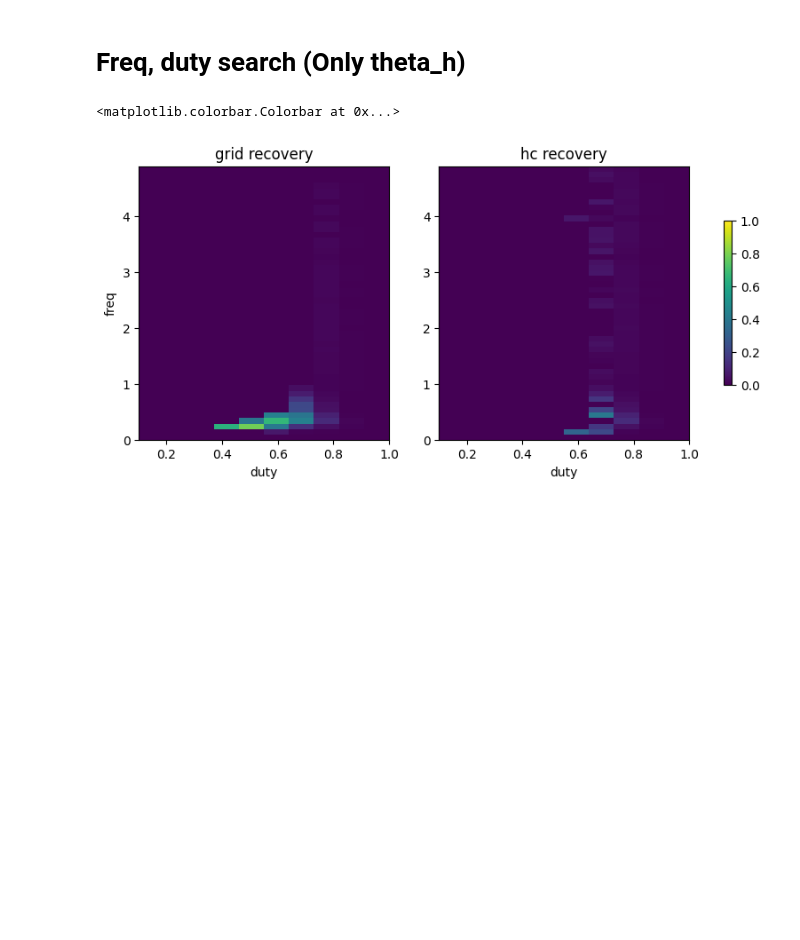
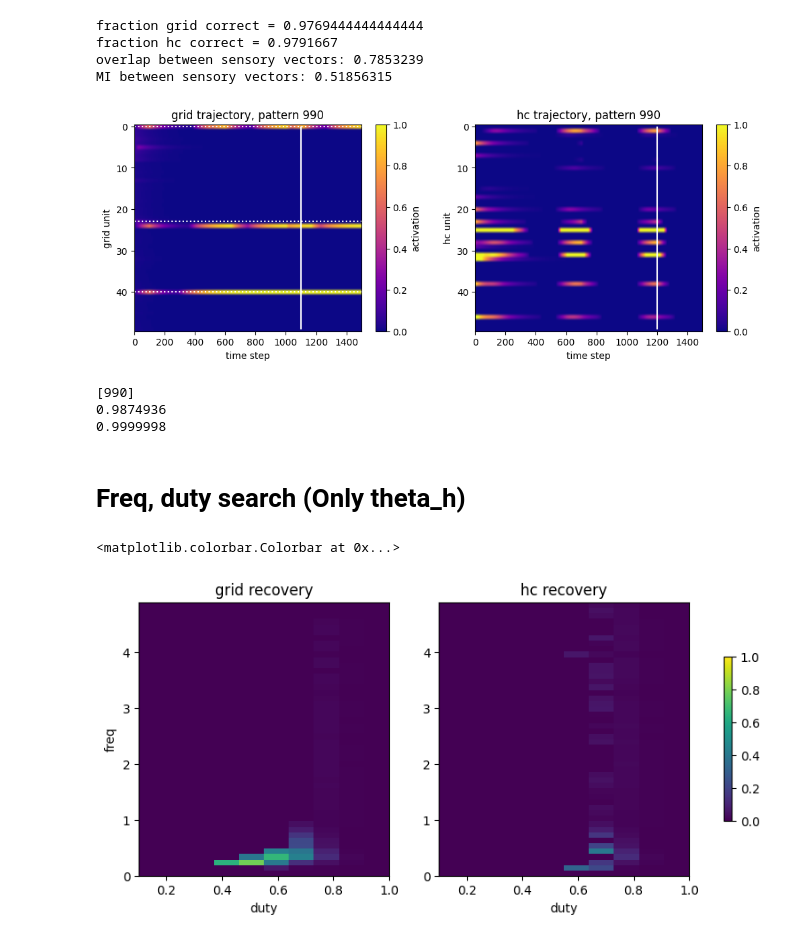
Before and after one commit to srujanakaluve/Master-s-Thesis-Projects, a Jupyter notebook: vectorHASH-cont-jax/jax_wave.ipynb, the cells around one changed output. Drawn from its saved outputs; the diff is of its cells as text; code cells hidden in the pictures; blank space fills up the shorter version.

```diff
--- a/vectorHASH-cont-jax/jax_wave.ipynb
+++ b/vectorHASH-cont-jax/jax_wave.ipynb
@@ -15,3 +115,61 @@ os.environ['XLA_PYTHON_CLIENT_PREALLOCATE'] = 'false'
+# %%
+sample_step = compute_sample_step(freq[0], duty[0], phase[0], dt, n_steps)
+#sample_step = compute_sample_step(0.2, 0.4, 0.0, scaffold.dt, 250)
+sample_step_hc = compute_sample_step(freq[1], duty[1], phase[1], dt, n_steps)
+
+g_err = np.max(np.abs(g_traj[sample_step, :, :] - g0_target), axis=0)
+frac_grid_sig = np.mean(g_err < 0.3, axis=-1)
+print('fraction grid correct =', frac_grid_sig)
+
+hc_err = jnp.linalg.norm(h_traj[sample_step_hc, :, :] - h0[:, :], axis=0) / h0_norm
+frac_hc_sig = np.mean(hc_err < 0.6, axis=-1)
+print('fraction hc correct =', frac_hc_sig)
+
+sens = np.sign(np.random.randn(3600, 3600))
+s_actual = np.sign(W_sh @ h0)
+s_recalled = np.sign(W_sh @ h_traj[sample_step_hc])
+print("overlap between sensory vectors:", np.mean(get_overlap(s_recalled, s_actual)))
+print("MI between sensory vectors:", np.mean(get_mutual_info(s_recalled, s_actual)))
+
+patt = 990
+
+# Get the indices for the horizontal lines
+idx1 = np.argmax(g0_target[:, patt][:9])
+idx2 = np.argmax(g0_target[:, patt][9:25]) + 9
+idx3 = np.argmax(g0_target[:, patt][25:]) + 25
+
+fig, (ax1, ax2) = plt.subplots(1, 2, figsize=(12, 4))
+im = ax1.imshow(np.asarray(g_traj[:, :, patt]).T, aspect='auto', origin='upper', cmap='plasma', vmin=0, vmax=1)
+ax1.vlines(sample_step, 0, 49, colors='white')
+ax1.hlines([idx1, idx2, idx3], 0, n_steps-1, colors='white', linestyles='dotted') # Add dotted horizontal lines
+ax1.set_xlabel('time step')
+ax1.set_ylabel('grid unit')
+ax1.set_title(f'grid trajectory, pattern {patt}')
+fig.colorbar(im, label='activation')
+
+im = ax2.imshow(np.asarray(h_traj[:, :50, patt]).T, aspect='auto', origin='upper', cmap='plasma', vmin=0, vmax=1)
+ax2.vlines(sample_step_hc, 0, 49, colors='white')
+ax2.set_xlabel('time step')
+ax2.set_ylabel('hc unit')
+ax2.set_title(f'hc trajectory, pattern {patt}')
+fig.colorbar(im, label='activation')
+plt.show()
+# %% [output]
+fraction grid correct = 0.9769444444444444
+fraction hc correct = 0.9791667
+overlap between sensory vectors: 0.7853239
+MI between sensory vectors: 0.51856315
+[figure, added]
+# %%
+where = np.where(g_err > 0.6)
+incorrect = g_traj[sample_step, :, where[0]]
+print(where[0][:200])
+print(get_mutual_info(np.sign(W_sh @ h0[:, 6]), np.sign(W_sh @ h_traj[sample_step_hc, :, 6])))
+print(g_err[990])
+# %% [output]
+[990]
+0.9874936
+0.9999998
 # %% [markdown]
 # Freq, duty search (Only theta_h)
 # %%
```
Also changed, not shown: parts of 32 cells of this notebook, 1 other file.
